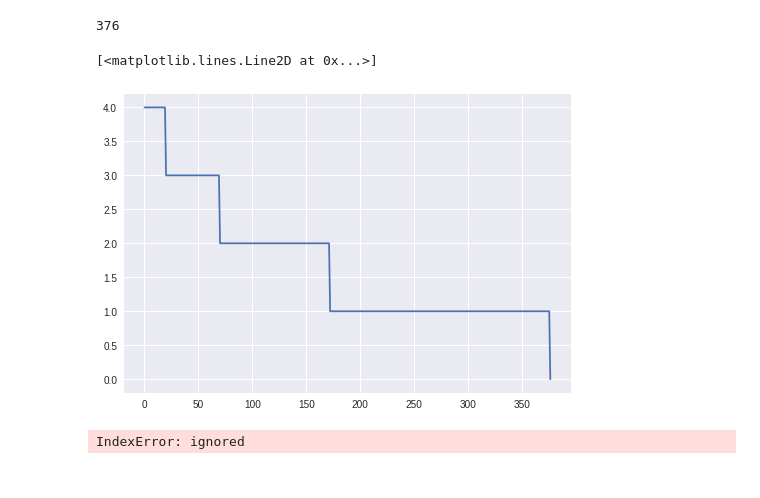
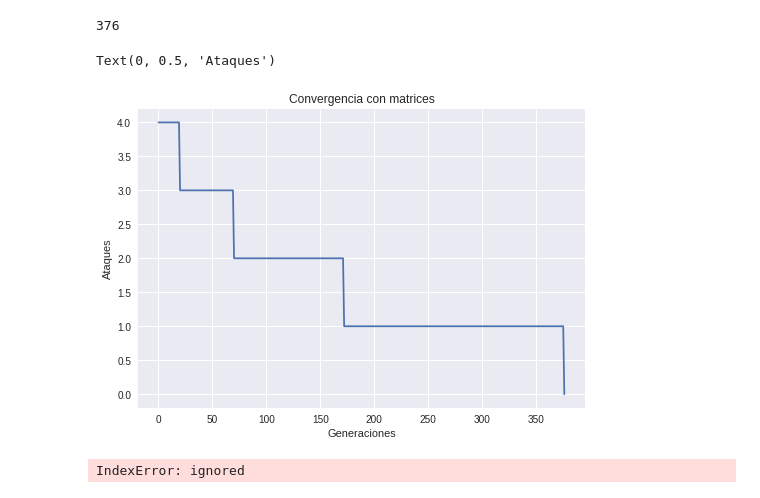
Before and after one commit to arturomf94/ce-mia, a Jupyter notebook: tarea1.ipynb, the cells around one changed output. Cells and saved outputs as stored; diff of their text form; code cells hidden in the pictures.

```diff
--- a/tarea1.ipynb
+++ b/tarea1.ipynb
@@ -525,11 +528,14 @@ conflicts = list(list(zip(*median_convergence))[1])
 median_gen
 # %% [output]
 376
-# %%
-plt.plot(generations, conflicts)
-# %% [output]
-[<matplotlib.lines.Line2D at 0x...>]
-[figure, removed]
+# %%
+plt.plot(generations, conflicts)
+plt.title('Convergencia con matrices')
+plt.xlabel('Generaciones')
+plt.ylabel('Ataques')
+# %% [output]
+Text(0, 0.5, 'Ataques')
+[figure, added]
 # %%
 # Get median run for unsuccessful experiments:
 gen_list = list(list(zip(*unsuccessful_matrix_runs))[0])
```
Also changed, not shown: parts of 2 cells of this notebook.
